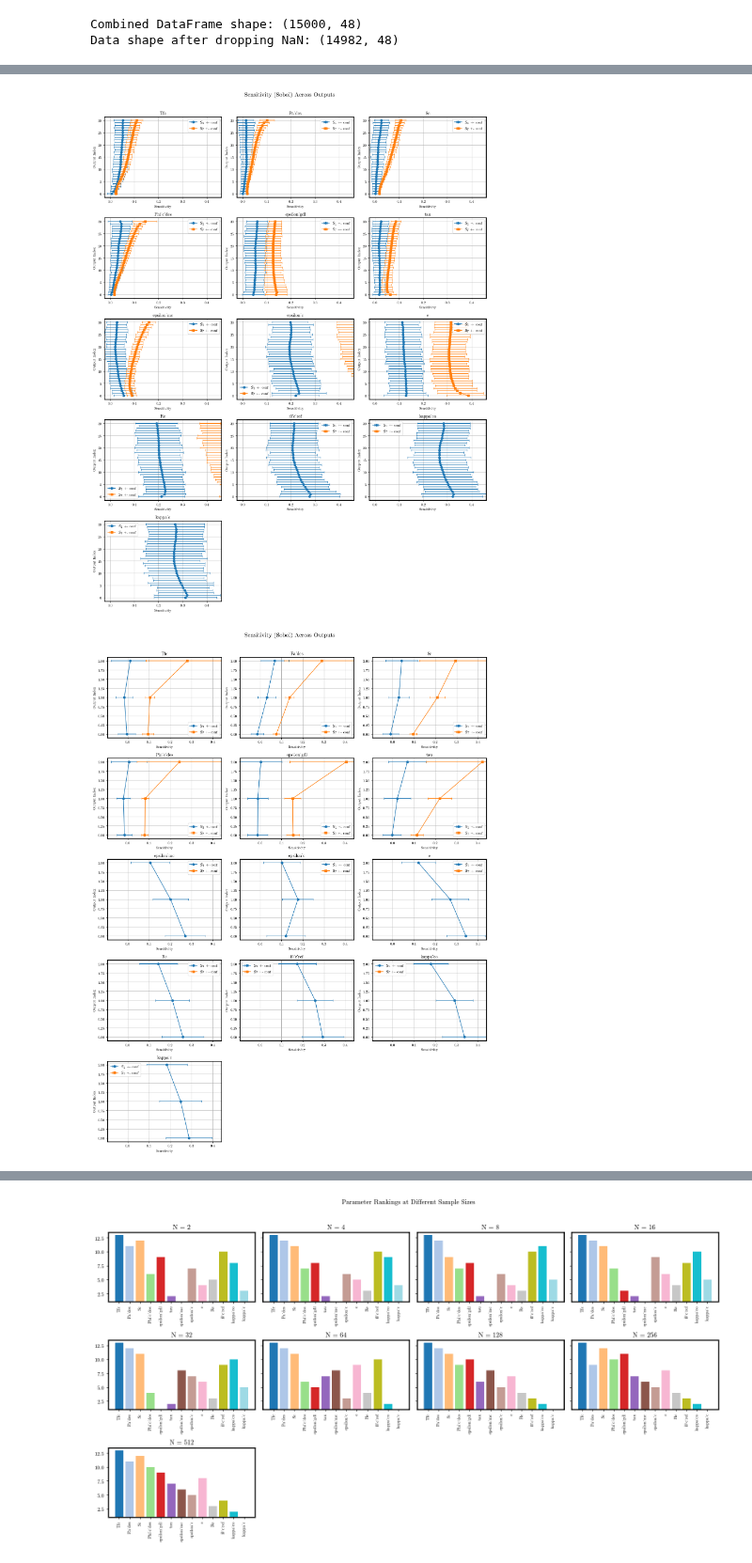
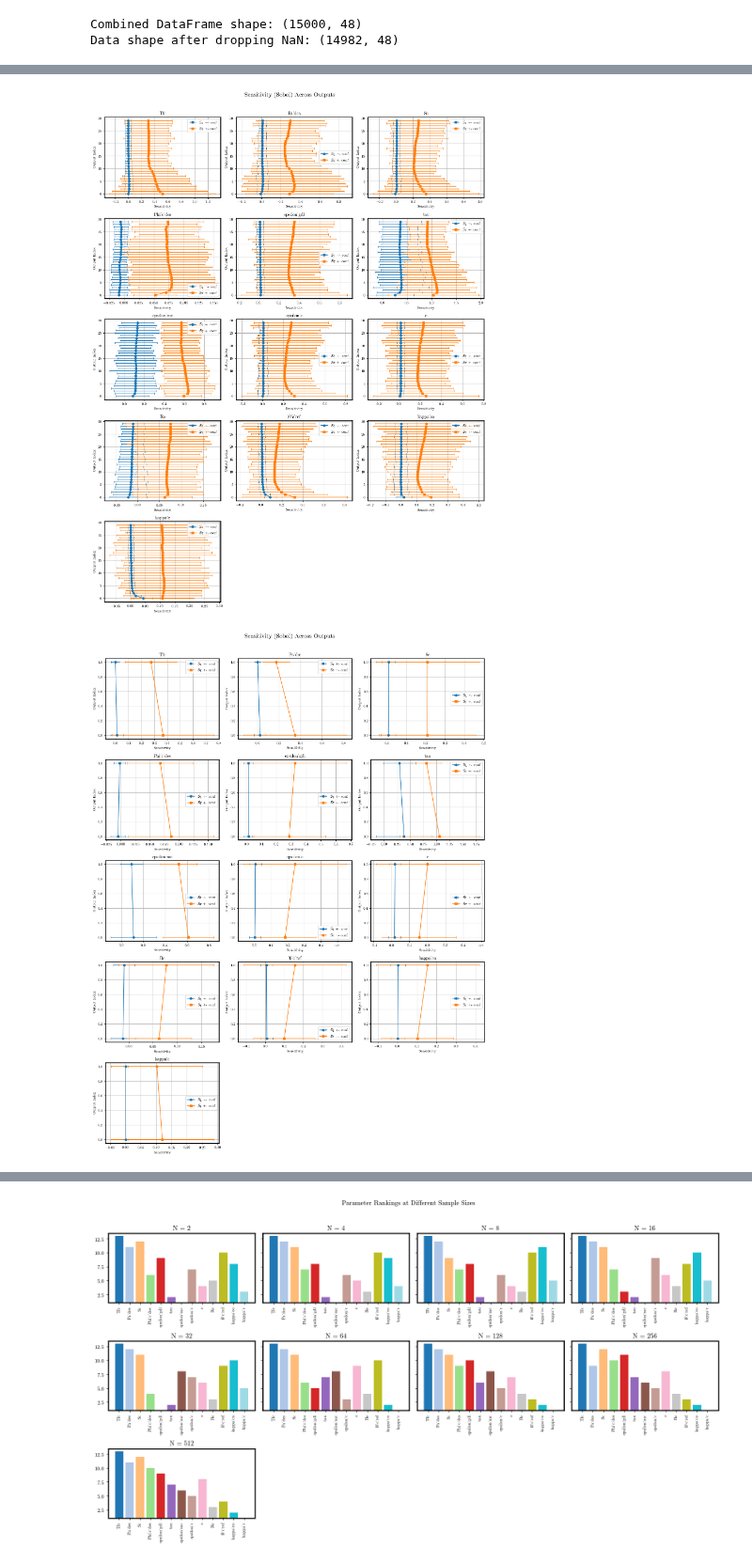
Before and after one commit to DejvisT/Sensitivity-Analysis-and-Surrogate-Modeling-of-PEM-Fuel-Cells, a Jupyter notebook: notebooks/01_sobol_sample.ipynb, the cells around one changed output, grey strips where cells are left out. Shown at 94% size. Saved outputs shown, nothing was run; the diff lists cells and outputs as text; code cells hidden in the pictures.

```diff
--- a/notebooks/01_sobol_sample.ipynb
+++ b/notebooks/01_sobol_sample.ipynb
@@ -103,21 +171,58 @@ all = pd.read_pickle('../sampling_test/all_samples.pkl')
+# %%
+# Create a DataFrame for the predictions with the correct index and column names
+pred_df = pd.DataFrame(na_pred, columns=target_cols, index=narows.index)
+
+# Assign the predicted values back into the original `all` DataFrame
+all.loc[narows.index, target_cols] = pred_df
+all["Ucell"] = all[target_cols].apply(lambda row: row.tolist(), axis=1)
+# %%
+target_cols = [f"ifc_{i}" for i in range(30)]
+# Split features and targets
+X = all.dropna()[parameter_ranges]
+y = all.dropna()[target_cols]
+
+# Wrap XGBRegressor to handle multi-output regression
+model = MultiOutputRegressor(XGBRegressor())
+model.fit(X, y)
+
+narows = all[all['ifc_0'].isna()][parameter_ranges]
+na_pred = model.predict(narows.to_numpy())
+
+# Create a DataFrame for the predictions with the correct index and column names
+pred_df = pd.DataFrame(na_pred, columns=target_cols, index=narows.index)
+
+# Assign the predicted values back into the original `all` DataFrame
+all.loc[narows.index, target_cols] = pred_df
+all["ifc"] = all[target_cols].apply(lambda row: row.tolist(), axis=1)
+# %%
+for prefix in ("Ucell", "ifc"):
+    cols = [f"{prefix}_{i}" for i in range(31)]
+    # build the list-column
+    all[prefix] = all[cols].values.tolist()
+    # drop the old scalars
+    all.drop(columns=cols, inplace=True)
+# %%
+data = all
+data['Ucell'] = data['Ucell'].apply(list)
+data['ifc'] = data['ifc'].apply(list)
 # %%
-SA = SensitivityAnalyzer(parameter_ranges, dependent_parameter_names=None, method='sobol', seed=42, N=512 , calculate_second_order=True)
+SA = SensitivityAnalyzer(parameter_ranges, dependent_parameter_names=None, method='sobol', seed=42, N=1024 , calculate_second_order=True)
 samples = SA.generate_samples()
 cols = list(samples.columns)
 cols.append('Ucell')
 cols.append('ifc')
 results = SA.run_analysis(data[cols][:len(samples)], by_regions=None, aggregation_method=None)
-SA.plot_grid(results)
+SA.plot_grid(results, same_axis=False)
 # %% [output]
-[figure, old version]
+[figure, new version]
 # %%
-SA = SensitivityAnalyzer(parameter_ranges, dependent_parameter_names=None, method='sobol', seed=42, N=512 , calculate_second_order=True)
+SA = SensitivityAnalyzer(parameter_ranges, dependent_parameter_names=None, method='sobol', seed=42, N=1024 , calculate_second_order=True)
 samples = SA.generate_samples()
 cols = list(samples.columns)
 cols.append('Ucell')
 cols.append('ifc')
 results = SA.run_analysis(data[cols][:len(samples)], "AUC", by_regions=True)
-SA.plot_grid(results)
+SA.plot_grid(results, same_axis=False)
 # %% [output]
-[figure, old version]
+[figure, new version]
 # %%
```
Also changed, not shown: parts of 10 cells of this notebook, 1 other file.
